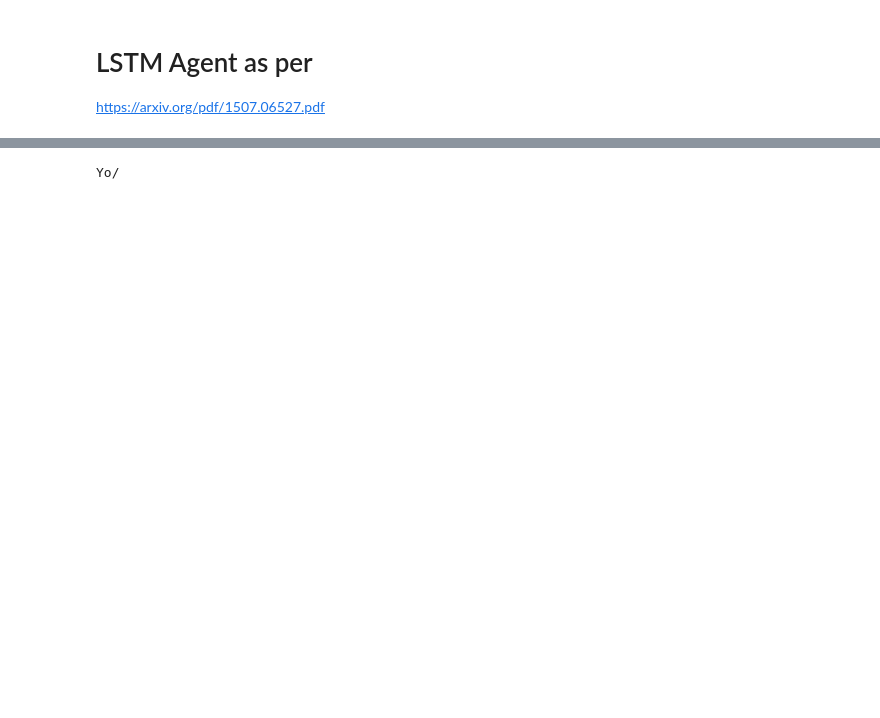
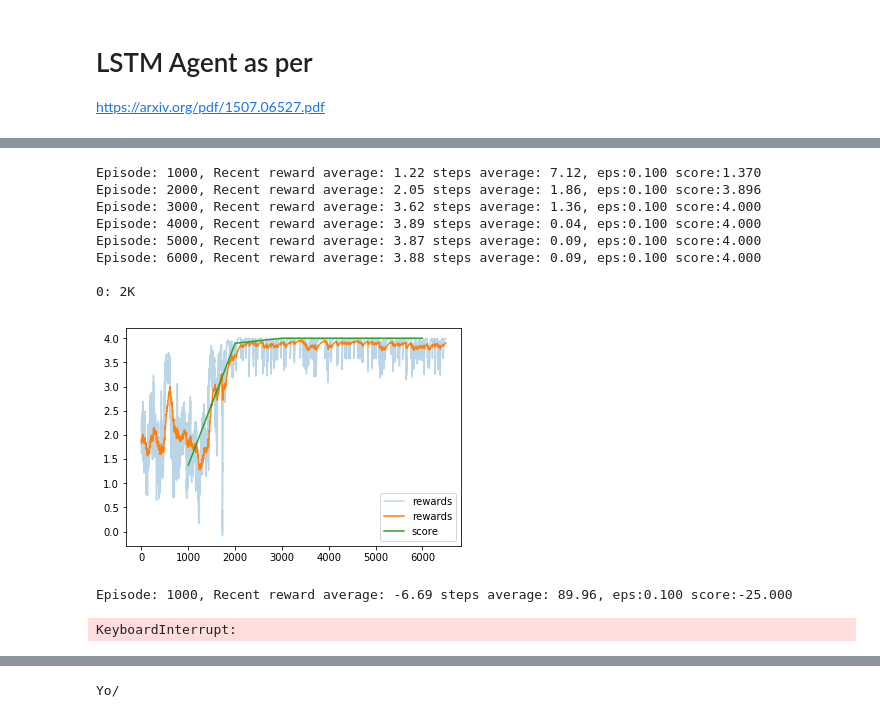
Before and after one commit to maitchison/TMaze, a Jupyter notebook: TMaze.ipynb, the cells around one changed output, grey strips where cells are left out. Drawn from its saved outputs; the diff is of its cells as text; code cells hidden in the pictures; blank space fills up the shorter version.

```diff
--- a/TMaze.ipynb
+++ b/TMaze.ipynb
@@ -633,0 +707,14 @@ Episode: 16000, Recent reward average: 3.92 steps average: 0.07, eps:0.100 score
+# %%
+generateResults(0,70, step_reward=-0.01)
+# %% [output]
+Episode: 1000, Recent reward average: 1.22 steps average: 7.12, eps:0.100 score:1.370
+Episode: 2000, Recent reward average: 2.05 steps average: 1.86, eps:0.100 score:3.896
+Episode: 3000, Recent reward average: 3.62 steps average: 1.36, eps:0.100 score:4.000
+Episode: 4000, Recent reward average: 3.89 steps average: 0.04, eps:0.100 score:4.000
+Episode: 5000, Recent reward average: 3.87 steps average: 0.09, eps:0.100 score:4.000
+Episode: 6000, Recent reward average: 3.88 steps average: 0.09, eps:0.100 score:4.000
+
+0: 2K
+[figure, added]
+Episode: 1000, Recent reward average: -6.69 steps average: 89.96, eps:0.100 score:-25.000
+KeyboardInterrupt:
```
Also changed, not shown: parts of 11 cells of this notebook.
